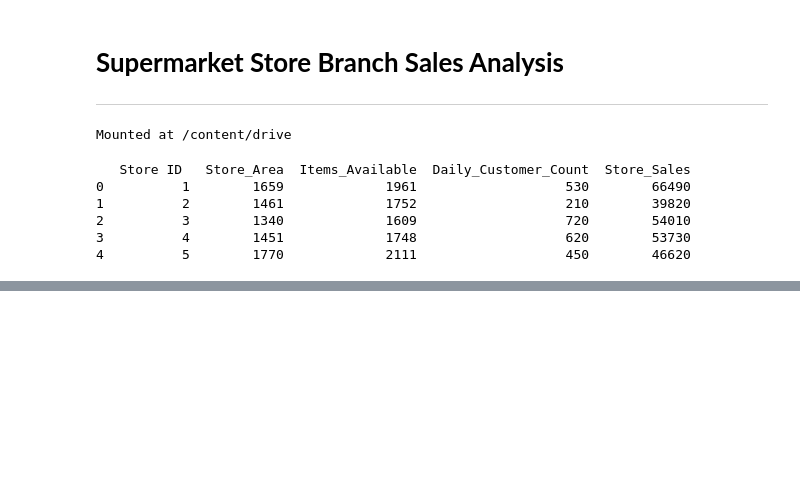
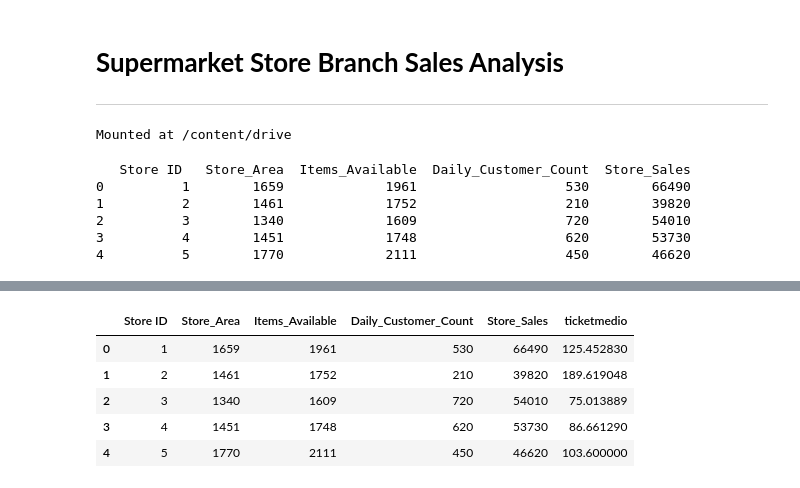
Before and after one commit to vinigm/Portfolio, a Jupyter notebook: 1_Supermarket.ipynb, the cells around one changed output, grey strips where cells are left out. Saved outputs shown, nothing was run; the diff lists cells and outputs as text; code cells hidden in the pictures; blank space fills up the shorter version.

```diff
--- a/1_Supermarket.ipynb
+++ b/1_Supermarket.ipynb
@@ -24,0 +80,9 @@ print(df.head())
+# %%
+data.head()
+# %% [output]
+|  | Store ID | Store_Area | Items_Available | Daily_Customer_Count | Store_Sales | ticketmedio |
+| 0 | 1 | 1659 | 1961 | 530 | 66490 | 125.452830 |
+| 1 | 2 | 1461 | 1752 | 210 | 39820 | 189.619048 |
+| 2 | 3 | 1340 | 1609 | 720 | 54010 | 75.013889 |
+| 3 | 4 | 1451 | 1748 | 620 | 53730 | 86.661290 |
+| 4 | 5 | 1770 | 2111 | 450 | 46620 | 103.600000 |
```
Also changed, not shown: parts of 11 cells of this notebook.
